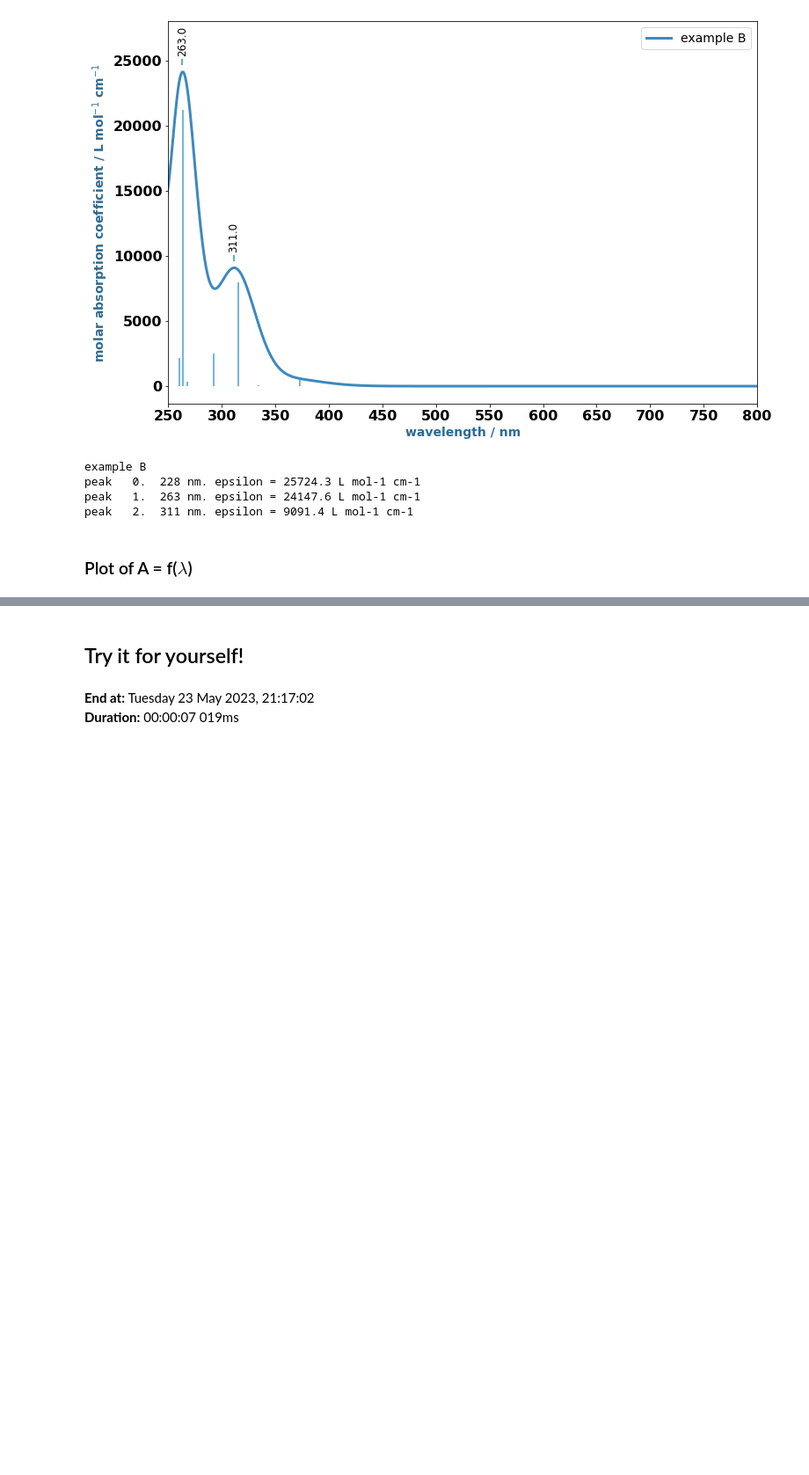
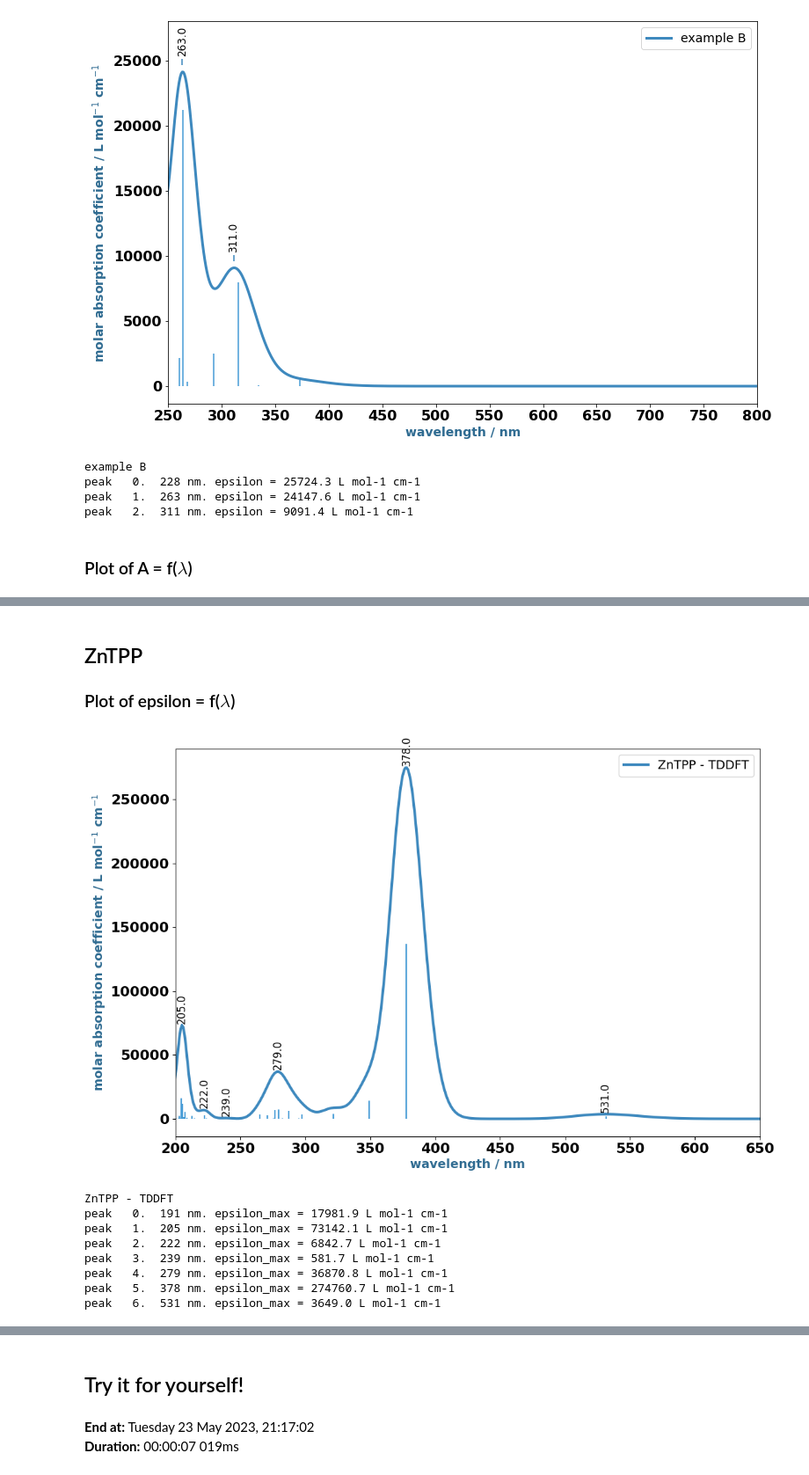
Before and after one commit to rpoteau/pyPhysChem, a Jupyter notebook: EasterEgg.ipynb, the cells around one changed output, grey strips where cells are left out. Shown at 88% size. Cells and saved outputs as stored; diff of their text form; code cells hidden in the pictures; blank space fills up the shorter version.

```diff
--- a/EasterEgg.ipynb
+++ b/EasterEgg.ipynb
@@ -392,0 +523,16 @@ peak   1. 536.0 nm. A = 0.23
+# %% [markdown]
+## ZnTPP
+
+### Plot of epsilon = f($\lambda$)
+# %%
+plotEps_lambda_TDDFT("./EasterEgg/ZnTPP/ZnTPP-TDDDFT_ExcStab.dat",200,650,"ZnTPP - TDDFT", 10, 0.15, False)
+# %% [output]
+[figure, added]
+ZnTPP - TDDFT
+peak   0.  191 nm. epsilon_max = 17981.9 L mol-1 cm-1
+peak   1.  205 nm. epsilon_max = 73142.1 L mol-1 cm-1
+peak   2.  222 nm. epsilon_max = 6842.7 L mol-1 cm-1
+peak   3.  239 nm. epsilon_max = 581.7 L mol-1 cm-1
+peak   4.  279 nm. epsilon_max = 36870.8 L mol-1 cm-1
+peak   5.  378 nm. epsilon_max = 274760.7 L mol-1 cm-1
+peak   6.  531 nm. epsilon_max = 3649.0 L mol-1 cm-1
```
Also changed, not shown: parts of 11 cells of this notebook, 26 other files.
